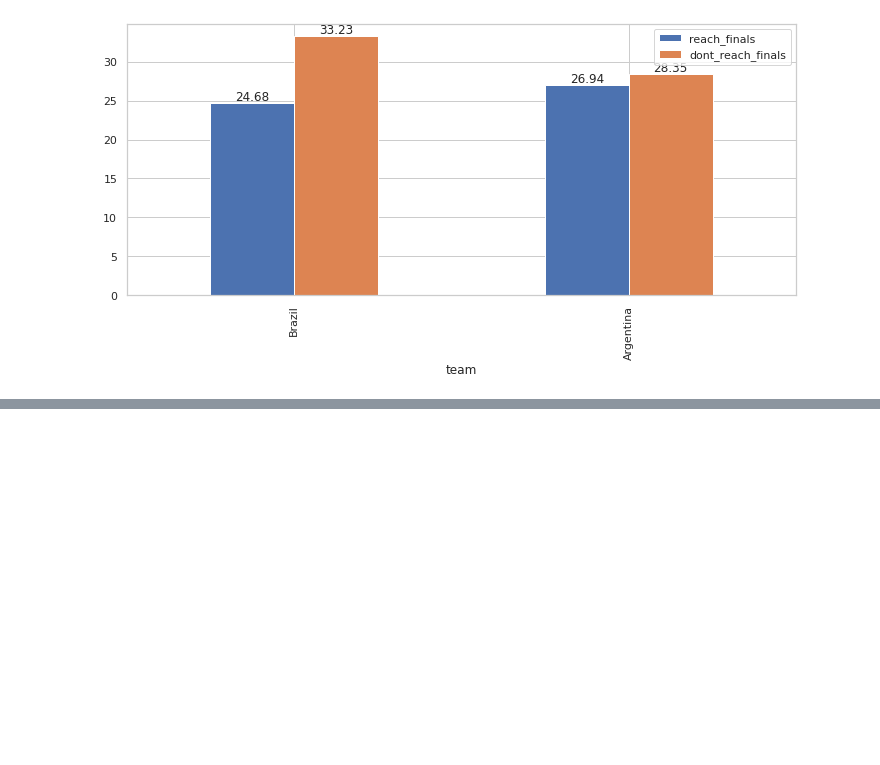
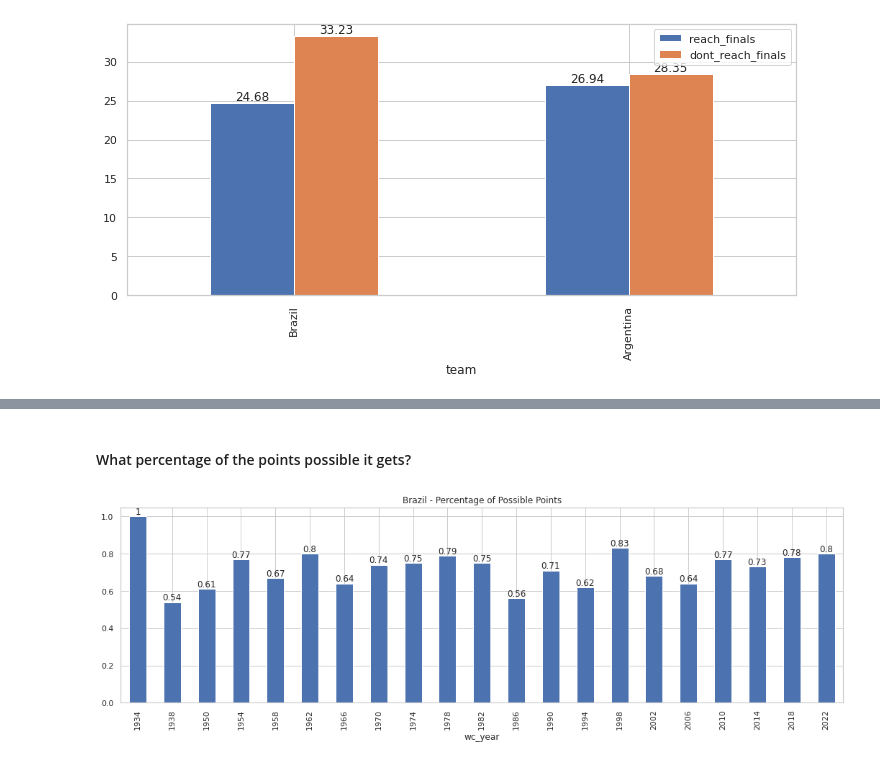
Before and after one commit to samuelca/international-football-results, a Jupyter notebook: exploratory-analysis.ipynb, the cells around one changed output, grey strips where cells are left out. Saved outputs shown, nothing was run; the diff lists cells and outputs as text; code cells hidden in the pictures; blank space fills up the shorter version.

```diff
--- a/exploratory-analysis.ipynb
+++ b/exploratory-analysis.ipynb
@@ -552,0 +603,14 @@ for container in ax.containers:
+# %% [markdown]
+#### What percentage of the points possible it gets?
+# %%
+df_wc_history['possible_points'] = df_wc_history['games_played']*3
+df_wc_history['obtained_points'] = df_wc_history['wins']*3 + df_wc_history['draws']
+df_wc_history['points_ratio'] = (df_wc_history['obtained_points'] / df_wc_history['possible_points']).apply(lambda x: round(x,2))
+
+
+ax = df_wc_history.set_index('wc_year')['points_ratio'].plot(kind = 'bar' ,figsize=(18,5), title = f'{team} - Percentage of Possible Points')
+
+for container in ax.containers:
+    ax.bar_label(container)
+# %% [output]
+[figure, added]
```
Also changed, not shown: parts of 9 cells of this notebook.
